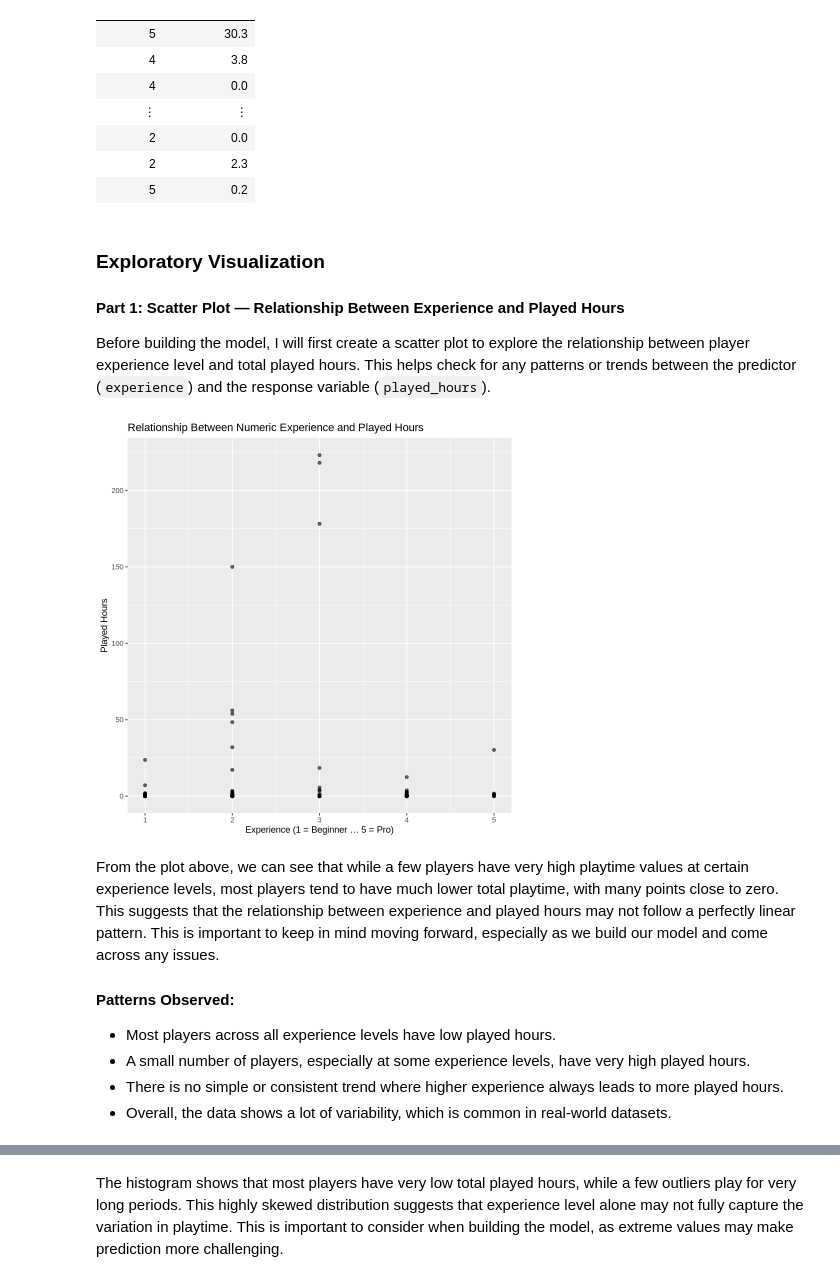
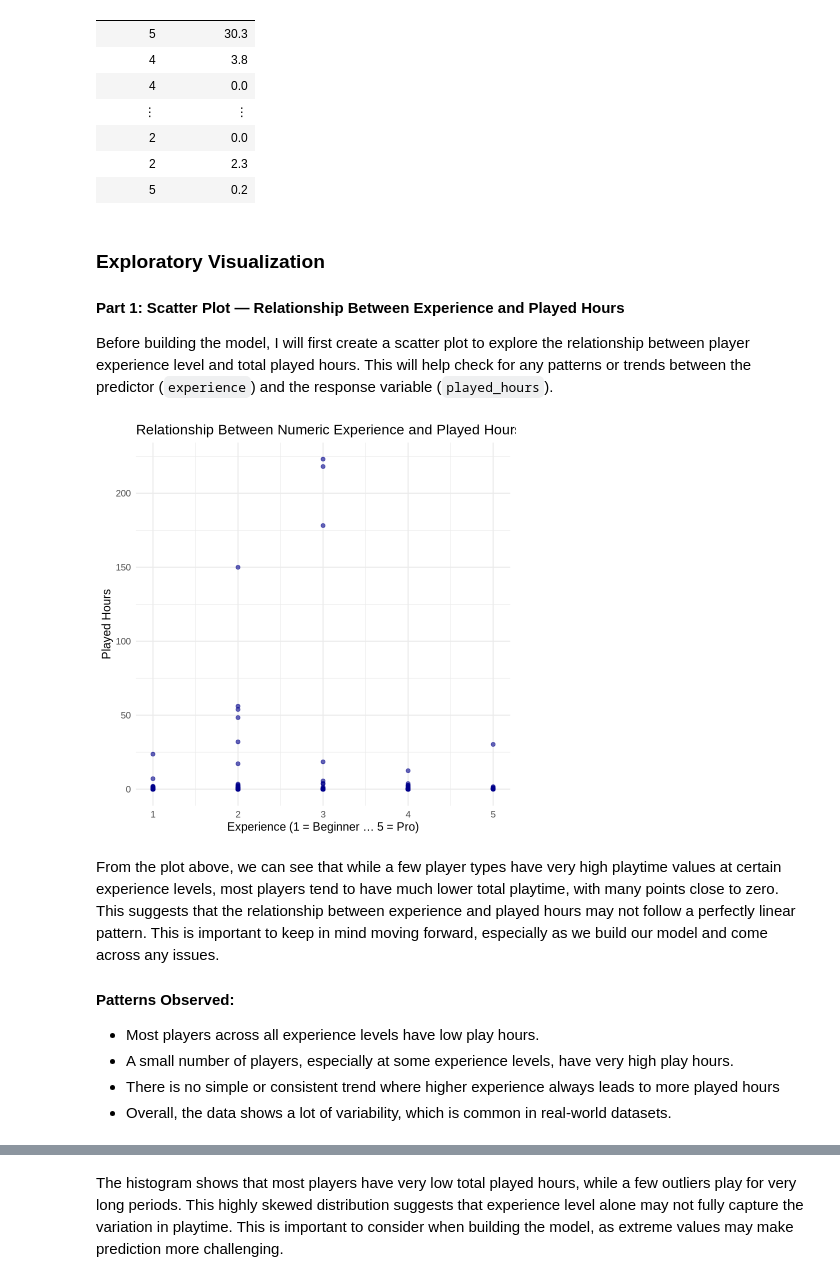
Before and after one commit to anroopchandi/datasci_project, a Jupyter notebook: Project-Notebook.ipynb, the cells around one changed output, grey strips where cells are left out. Drawn from its saved outputs; the diff is of its cells as text; code cells hidden in the pictures.

```diff
--- a/Project-Notebook.ipynb
+++ b/Project-Notebook.ipynb
@@ -142,26 +143,27 @@ A tibble: 196 × 2
 # %% [markdown]
 ### **Exploratory Visualization**
 
-#### **Part 1: Scatter Plot — Relationship Between Experience and Played Hours**
+#### Part 1: Scatter Plot — Relationship Between Experience and Played Hours
 
-Before building the model, I will first create a scatter plot to explore the relationship between player experience level and total played hours. This helps check for any patterns or trends between the predictor (`experience`) and the response variable (`played_hours`).
+Before building the model, I will first create a scatter plot to explore the relationship between player experience level and total played hours. This will help check for any patterns or trends between the predictor (`experience`) and the response variable (`played_hours`).
 # %%
-players_data_plot<- ggplot(knn_df, aes(x = exp_num, y = played_hours)) +
-  geom_point(alpha = 0.6) +
-  labs(x     = "Experience (1 = Beginner … 5 = Pro)",
-       y     = "Played Hours",
-       title = "Relationship Between Numeric Experience and Played Hours")
+# Scatter plot of numeric experience vs played hours
+players_data_plot <- ggplot(knn_df, aes(x = exp_num, y = played_hours)) +
+  geom_point(alpha = 0.6, size = 2, color = "darkblue") +
+  labs(x = "Experience (1 = Beginner … 5 = Pro)", y = "Played Hours",
+    title = "Relationship Between Numeric Experience and Played Hours") +
+  theme_minimal(base_size = 14)
 
 players_data_plot
 # %% [output]
-[figure, old version]
+[figure, new version]
 # %% [markdown]
-From the plot above, we can see that while a few players have very high playtime values at certain experience levels, most players tend to have much lower total playtime, with many points close to zero. This suggests that the relationship between experience and played hours may not follow a perfectly linear pattern. This is important to keep in mind moving forward, especially as we build our model and come across any issues.
+From the plot above, we can see that while a few player types have very high playtime values at certain experience levels, most players tend to have much lower total playtime, with many points close to zero. This suggests that the relationship between experience and played hours may not follow a perfectly linear pattern. This is important to keep in mind moving forward, especially as we build our model and come across any issues.
 
-#### **Patterns Observed:**
+#### Patterns Observed:
 
-- Most players across all experience levels have low played hours.
-- A small number of players, especially at some experience levels, have very high played hours.
-- There is no simple or consistent trend where higher experience always leads to more played hours.
+- Most players across all experience levels have low play hours.
+- A small number of players, especially at some experience levels, have very high play hours.
+- There is no simple or consistent trend where higher experience always leads to more played hours
 - Overall, the data shows a lot of variability, which is common in real-world datasets.
 # %% [markdown]
```
Also changed, not shown: parts of 39 cells of this notebook.
